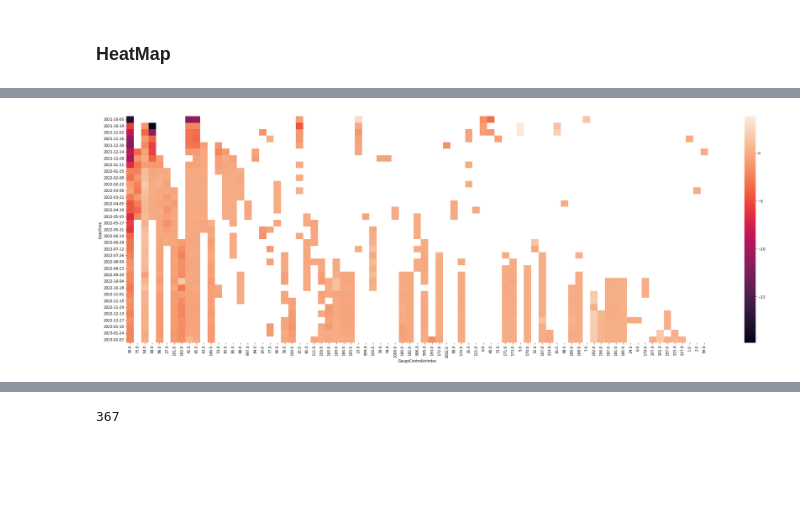
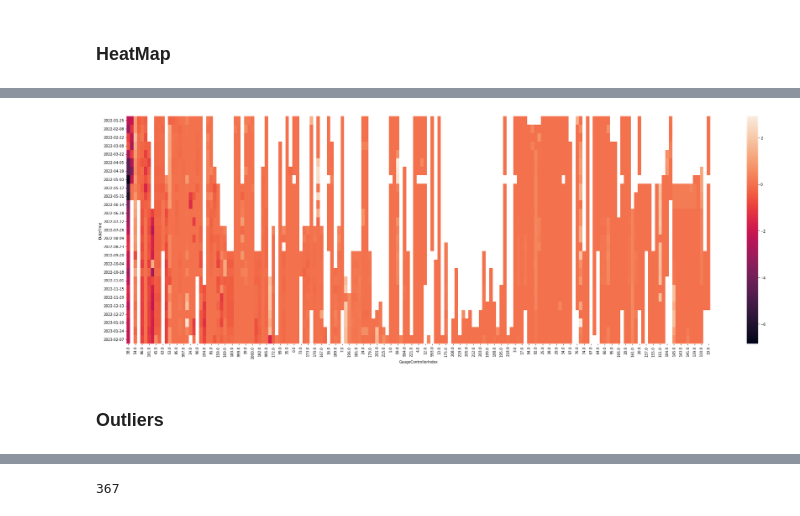
Before and after one commit to DoominEth/Web3DataSandbox, a Jupyter notebook: Untitled.ipynb, the cells around one changed output, grey strips where cells are left out. Drawn from its saved outputs; the diff is of its cells as text; code cells hidden in the pictures; blank space fills up the shorter version.

```diff
--- a/Untitled.ipynb
+++ b/Untitled.ipynb
@@ -231,7 +248,5 @@ gaugeMap.allMappingData
 # %%
-
-gaugeMap.drawHeatMapDiffernceBetweenVotesBribes(gaugeMap.allMappingData, 0)
-#
+gaugeMap.drawHeatMapDiffernceBetweenVotesBribes(gaugeMap.allMappingData, 8)
 # %% [output]
-[figure, old version]
+[figure, new version]
 # %%
@@ -240,6 +255,8 @@ gaugeMap.allMappingData
 #gaugeMap.drawVoteHeatMap(gaugeMap.allMappingData)
 # %%
 #gaugeMap.drawBribeHeatMap(gaugeMap.allMappingData)
+# %% [markdown]
+### Outliers
 # %%
 # Create a boolean mask for the conditions you want to filter by
 mask = (allMappingData['vote%'] > 0.1) & (allMappingData['bribe%'] == 0)
```
Also changed, not shown: parts of 87 cells of this notebook, 2 other files.
